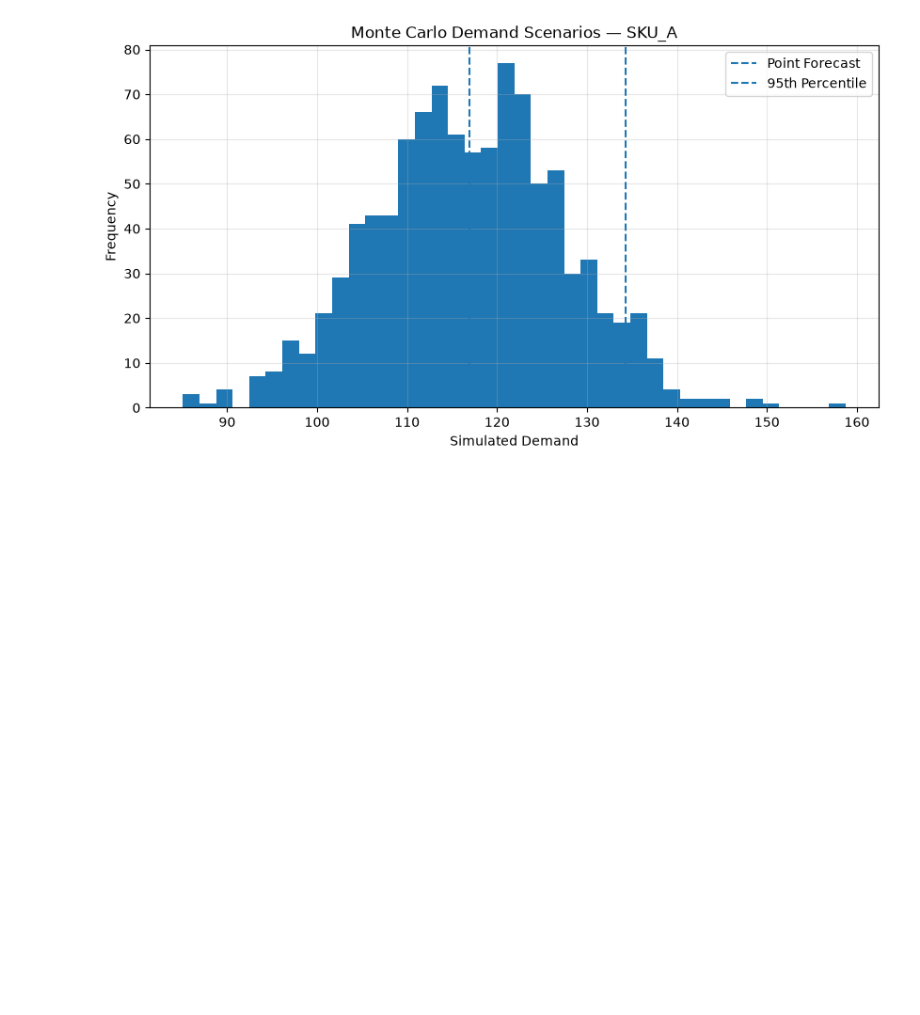
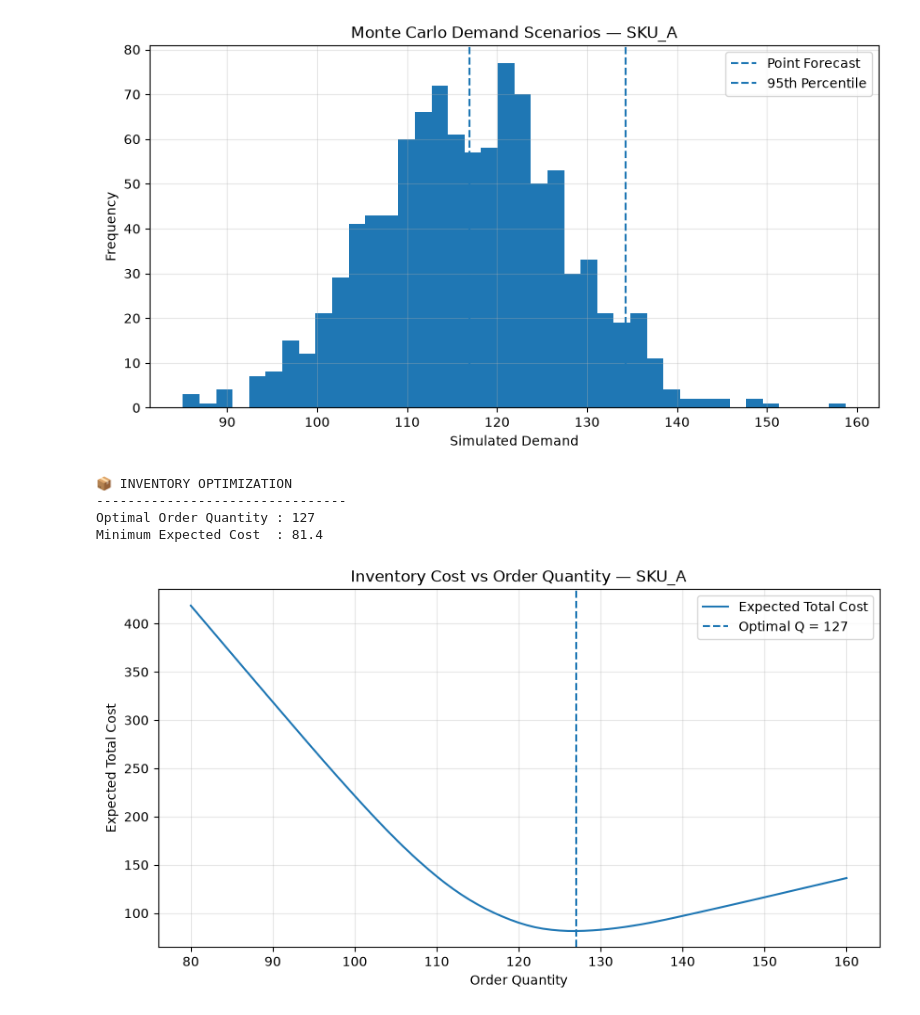
Before and after one commit to abhisarthak/inventory-optimization-ml, a Jupyter notebook: inventory_optimization.ipynb, the cells around one changed output. Saved outputs shown, nothing was run; the diff lists cells and outputs as text; code cells hidden in the pictures; blank space fills up the shorter version.

Commit message:
INVENTORY DECISION SUMMARY

```diff
--- a/inventory_optimization.ipynb
+++ b/inventory_optimization.ipynb
@@ -675,3 +675,66 @@ Simulated Std Dev: 10.52
 50th Percentile: 116.80
 95th Percentile: 134.32
 [figure]
+# %%
+# ================================
+# 📦 7. INVENTORY COST OPTIMIZATION
+# ================================
+
+# Cost parameters
+holding_cost = 2       # Cost per unit of excess inventory
+shortage_cost = 10     # Cost per unit of unmet demand
+ordering_cost = 50     # Fixed ordering cost
+
+# Calculate total inventory cost
+def total_cost(Q, demand):
+    holding = holding_cost * max(Q - demand, 0)
+    shortage = shortage_cost * max(demand - Q, 0)
+
+    return holding + shortage + ordering_cost
+
+
+# Candidate order quantities
+Q_values = np.arange(80, 161, 1)
+
+costs = []
+
+for Q in Q_values:
+    expected_cost = np.mean(
+        [total_cost(Q, demand) for demand in simulated_demand]
+    )
+    costs.append(expected_cost)
+
+
+# Find optimal order quantity
+optimal_Q = Q_values[np.argmin(costs)]
+optimal_cost = min(costs)
+
+
+print("📦 INVENTORY OPTIMIZATION")
+print("--------------------------------")
+print("Optimal Order Quantity :", optimal_Q)
+print("Minimum Expected Cost  :", round(optimal_cost, 2))
+
+
+# Plot cost curve
+plt.figure(figsize=(10, 5))
+
+plt.plot(Q_values, costs, label="Expected Total Cost")
+plt.axvline(
+    optimal_Q,
+    linestyle="--",
+    label=f"Optimal Q = {optimal_Q}"
+)
+
+plt.xlabel("Order Quantity")
+plt.ylabel("Expected Total Cost")
+plt.title("Inventory Cost vs Order Quantity — SKU_A")
+plt.legend()
+plt.grid(alpha=0.3)
+plt.show()
+# %% [output]
+📦 INVENTORY OPTIMIZATION
+--------------------------------
+Optimal Order Quantity : 127
+Minimum Expected Cost  : 81.4
+[figure, added]
```
Also changed, not shown: parts of 4 cells of this notebook.
